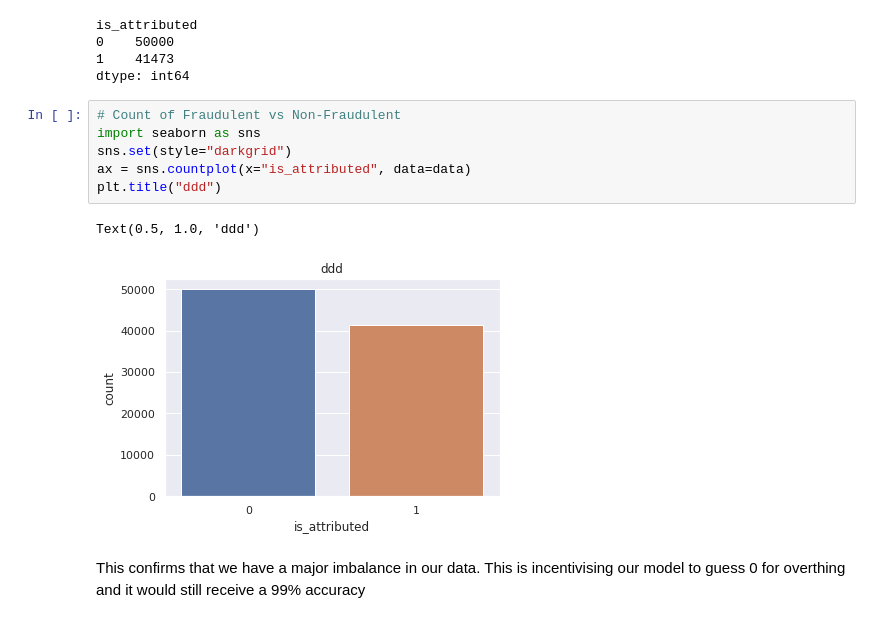
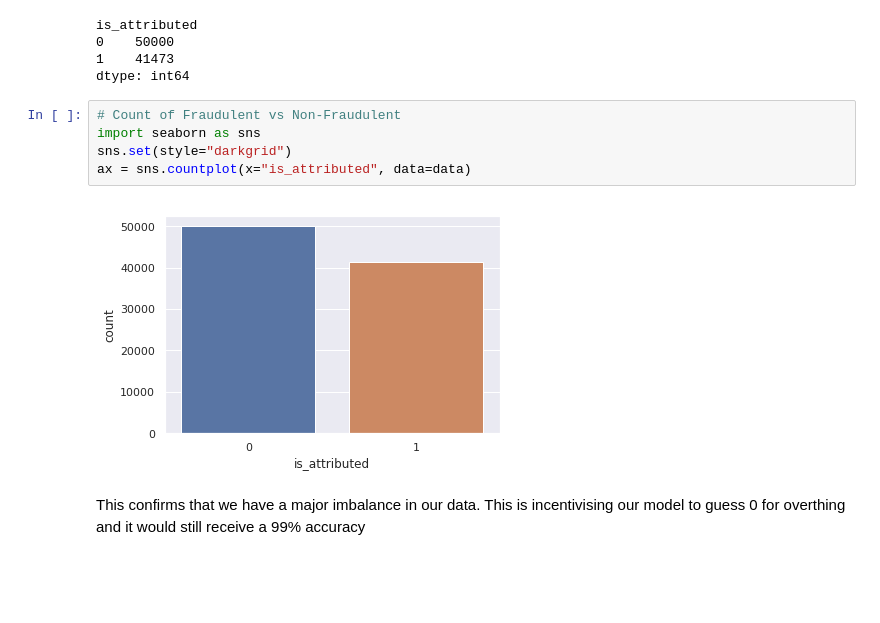
Before and after one commit to catherinelee274/fraud_detection, a Jupyter notebook: main.ipynb, the cells around one changed output. Saved outputs shown, nothing was run; the diff lists cells and outputs as text; blank space fills up the shorter version.

```diff
--- a/main.ipynb
+++ b/main.ipynb
@@ -172,12 +173,10 @@ dtype: int64
 # %%
 # Count of Fraudulent vs Non-Fraudulent
 import seaborn as sns
 sns.set(style="darkgrid")
 ax = sns.countplot(x="is_attributed", data=data)
-plt.title("ddd")
 # %% [output]
-Text(0.5, 1.0, 'ddd')
-[figure, old version]
+[figure, new version]
 # %% [markdown]
 This confirms that we have a major imbalance in our data. This is incentivising our model to guess 0 for overthing and it would still receive a 99% accuracy
 # %%
```
Also changed, not shown: parts of 9 cells of this notebook.
